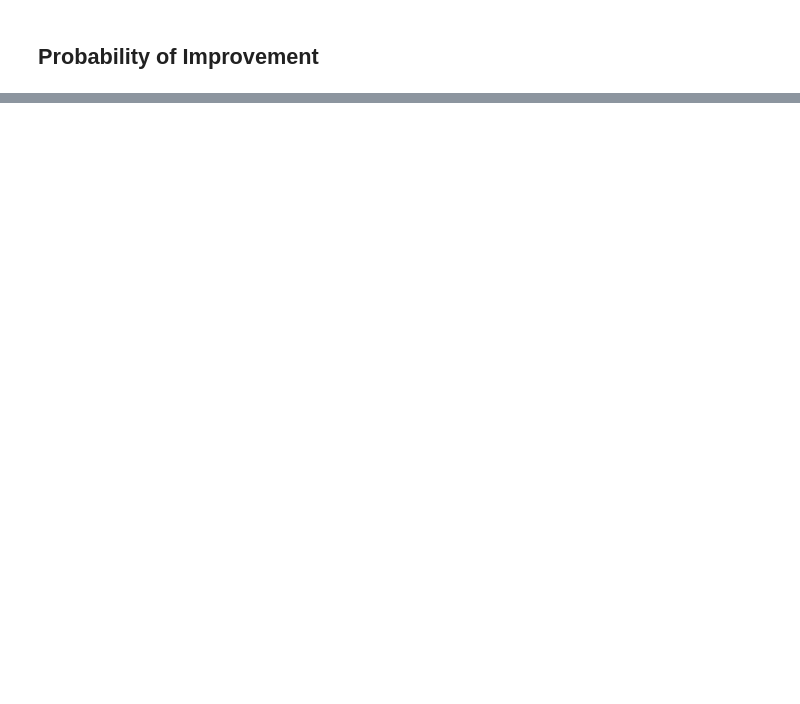
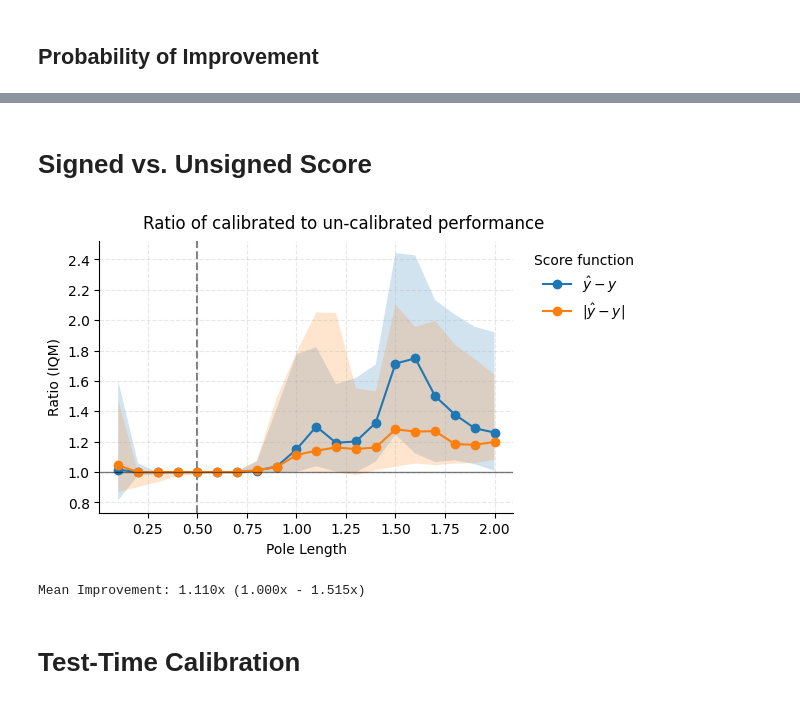
Before and after one commit to foty-hub/msc_thesis, a Jupyter notebook: notebooks/cartpole/plot.ipynb, the cells around one changed output, grey strips where cells are left out. Saved outputs shown, nothing was run; the diff lists cells and outputs as text; code cells hidden in the pictures; blank space fills up the shorter version.

```diff
--- a/notebooks/cartpole/plot.ipynb
+++ b/notebooks/cartpole/plot.ipynb
@@ -224,0 +202,42 @@ plt.show()
+# %% [markdown]
+# Signed vs. Unsigned Score
+# %%
+unsigned_score_fp = f"{results_dir}/run_unsigned_score/robustness_experiment.pkl"
+unsigned_raw = load_data(unsigned_score_fp)
+unsigned_grp = unsigned_raw.groupby(['seed', 'length']).mean().reset_index()
+unsigned_filtered = unsigned_grp[~unsigned_grp['seed'].isin(bad_seeds)].drop(columns='run')
+# %%
+# get ratio
+unsigned_filtered['ratio'] = unsigned_filtered['returns_conf'] / unsigned_filtered['returns_noconf']
+us_ratio_clean = unsigned_filtered.pivot(index='seed', columns='length', values='ratio').to_numpy().reshape(-1, 1, 20)
+us_ratio_dict = {r'$\hat{y} - y$': ratio_clean, r'$|\hat{y} - y|$': us_ratio_clean}
+
+us_ratio_score, us_ratio_cis = rly.get_interval_estimates(
+  us_ratio_dict, iqm, reps=50_000)
+# %%
+lengths = np.linspace(0.1, 2.0, 20)
+
+fig, ax = plt.subplots(figsize=(6, 3.5), layout="constrained")  # or constrained_layout=True
+for algo in us_ratio_score:
+    us_iqms = us_ratio_score[algo]
+    lower, upper = us_ratio_cis[algo]
+    ax.plot(lengths, us_iqms, marker="o", label=algo)
+    ax.fill_between(lengths, lower, upper, alpha=0.2)
+
+ax.axhline(1.0, c='k', alpha=0.5, linewidth=1)
+ax.spines["top"].set_visible(False)
+ax.spines["right"].set_visible(False)
+ax.grid(alpha=0.3, linestyle="--")
+ax.axvline(0.5, linestyle="--", color="k", zorder=0, alpha=0.5)
+ax.set_ylabel("Ratio (IQM)")
+ax.set_xlabel("Pole Length")
+ax.legend(frameon=False, loc='upper left', bbox_to_anchor=(1.02, 1), title='Score function')
+fig.suptitle('Ratio of calibrated to un-calibrated performance');
+# %% [output]
+[figure, added]
+# %%
+print(f'Mean Improvement: {us_iqms.mean():.3f}x ({lower.mean():.3f}x - {upper.mean():.3f}x)')
+# %% [output]
+Mean Improvement: 1.110x (1.000x - 1.515x)
+# %% [markdown]
+# Test-Time Calibration
```
Also changed, not shown: parts of 12 cells of this notebook.
